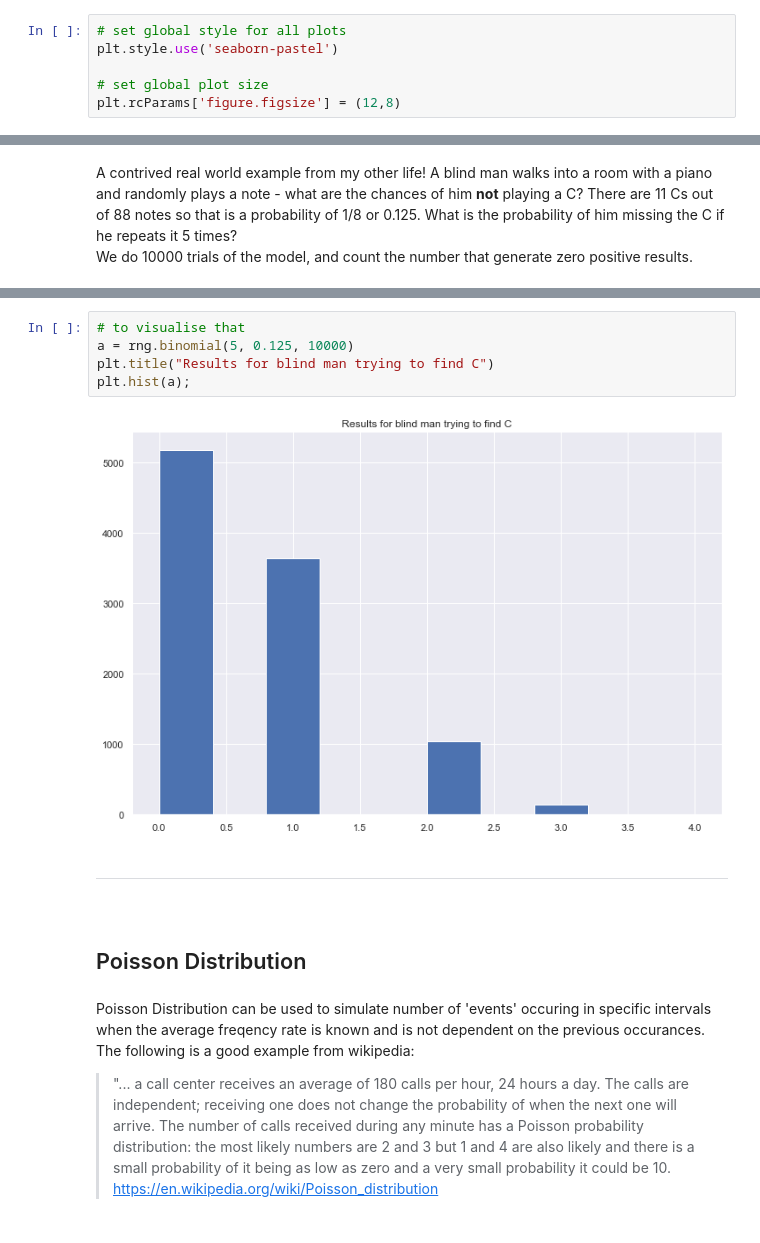
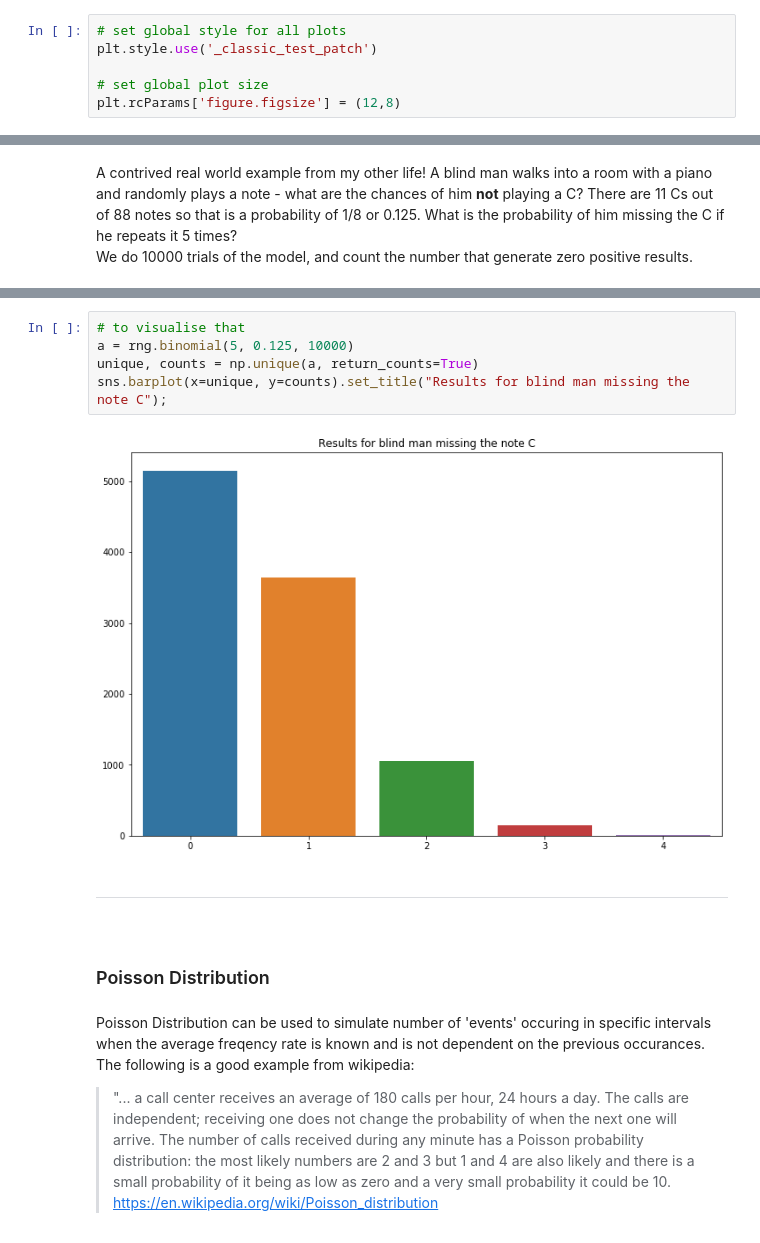
Before and after one commit to Caoimhinv/NumPy_Assignment, a Jupyter notebook: numpy.random.ipynb, the cells around one changed output, grey strips where cells are left out. Cells and saved outputs as stored; diff of their text form.

```diff
--- a/numpy.random.ipynb
+++ b/numpy.random.ipynb
@@ -43,7 +47,7 @@ print(plt.style.available)
 ['Solarize_Light2', '_classic_test_patch', 'bmh', 'classic', 'dark_background', 'fast', 'fivethirtyeight', 'ggplot', 'grayscale', 'seaborn', 'seaborn-bright', 'seaborn-colorblind', 'seaborn-dark', 'se ...
 # %%
 # set global style for all plots
-plt.style.use('seaborn-pastel')
+plt.style.use('_classic_test_patch')
 
 # set global plot size
 plt.rcParams['figure.figsize'] = (12,8)
@@ -523,16 +556,16 @@ sum(rng.binomial(5, 0.125, 10000) == 0)/10000.
 # %%
 # to visualise that
 a = rng.binomial(5, 0.125, 10000)
-plt.title("Results for blind man trying to find C")
-plt.hist(a);
+unique, counts = np.unique(a, return_counts=True)
+sns.barplot(x=unique, y=counts).set_title("Results for blind man missing the note C");
 # %% [output]
-[figure, old version]
+[figure, new version]
 # %% [markdown]
 ___
 
 <br>
 
-## Poisson Distribution
+### Poisson Distribution
 # %% [markdown]
 Poisson Distribution can be used to simulate number of 'events' occuring in specific intervals when the average freqency rate is known and is not dependent on the previous occurances. The following is a good example from wikipedia:
 >"... a call center receives an average of 180 calls per hour, 24 hours a day. The calls are independent; receiving one does not change the probability of when the next one will arrive. The number of calls received during any minute has a Poisson probability distribution: the most likely numbers are 2 and 3 but 1 and 4 are also likely and there is a small probability of it being as low as zero and a very small probability it could be 10.
```
Also changed, not shown: parts of 59 cells of this notebook, 2 other files.
